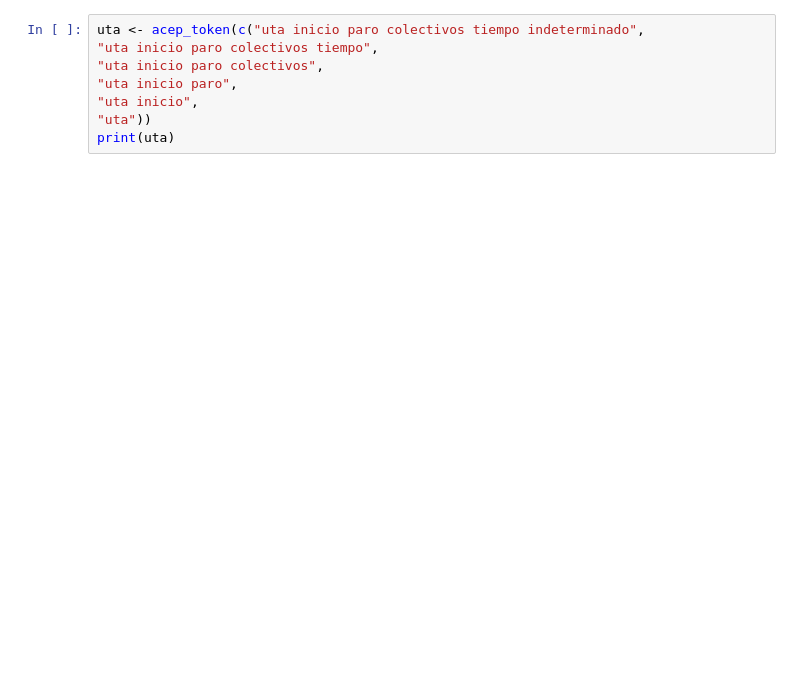
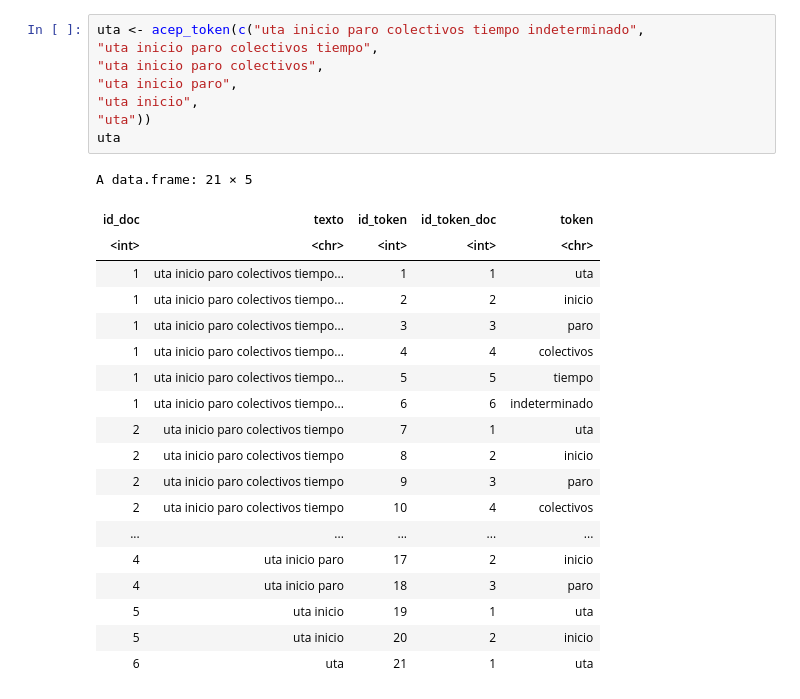
Before and after one commit to agusnieto77/taller_pict_2019, a Jupyter notebook: Colabs/ACEP_funciones_existentes_I.ipynb, the cells around one changed output. Drawn from its saved outputs; the diff is of its cells as text; blank space fills up the shorter version.

```diff
--- a/Colabs/ACEP_funciones_existentes_I.ipynb
+++ b/Colabs/ACEP_funciones_existentes_I.ipynb
@@ -9,10 +16,30 @@ acep_clean("La UTA inició un paro de colectivos por tiempo indeterminado")
 # %%
 uta <- acep_token(c("uta inicio paro colectivos tiempo indeterminado",
 "uta inicio paro colectivos tiempo",
 "uta inicio paro colectivos",
 "uta inicio paro",
 "uta inicio",
 "uta"))
-print(uta)
+uta
+# %% [output]
+A data.frame: 21 × 5
+| id_doc | texto | id_token | id_token_doc | token |
+| <int> | <chr> | <int> | <int> | <chr> |
+| 1 | uta inicio paro colectivos tiempo... | 1 | 1 | uta |
+| 1 | uta inicio paro colectivos tiempo... | 2 | 2 | inicio |
+| 1 | uta inicio paro colectivos tiempo... | 3 | 3 | paro |
+| 1 | uta inicio paro colectivos tiempo... | 4 | 4 | colectivos |
+| 1 | uta inicio paro colectivos tiempo... | 5 | 5 | tiempo |
+| 1 | uta inicio paro colectivos tiempo... | 6 | 6 | indeterminado |
+| 2 | uta inicio paro colectivos tiempo | 7 | 1 | uta |
+| 2 | uta inicio paro colectivos tiempo | 8 | 2 | inicio |
+| 2 | uta inicio paro colectivos tiempo | 9 | 3 | paro |
+| 2 | uta inicio paro colectivos tiempo | 10 | 4 | colectivos |
+| ... | ... | ... | ... | ... |
+| 4 | uta inicio paro | 17 | 2 | inicio |
+| 4 | uta inicio paro | 18 | 3 | paro |
+| 5 | uta inicio | 19 | 1 | uta |
+| 5 | uta inicio | 20 | 2 | inicio |
+| 6 | uta | 21 | 1 | uta |
 # %%
 acep_token_table(uta$token)
```
Also changed, not shown: parts of 18 cells of this notebook.
